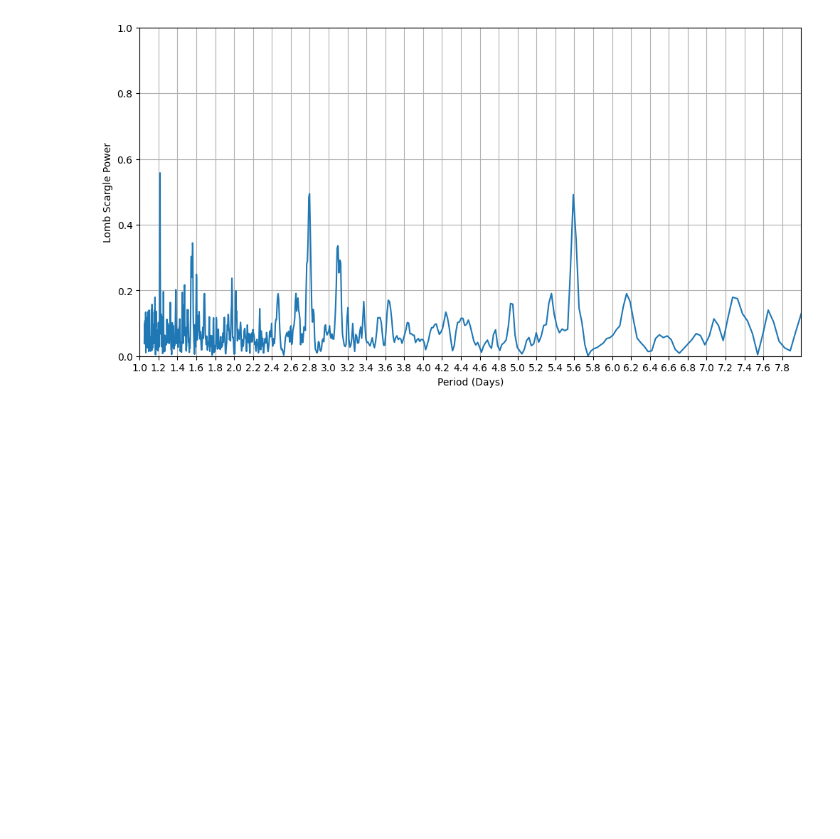
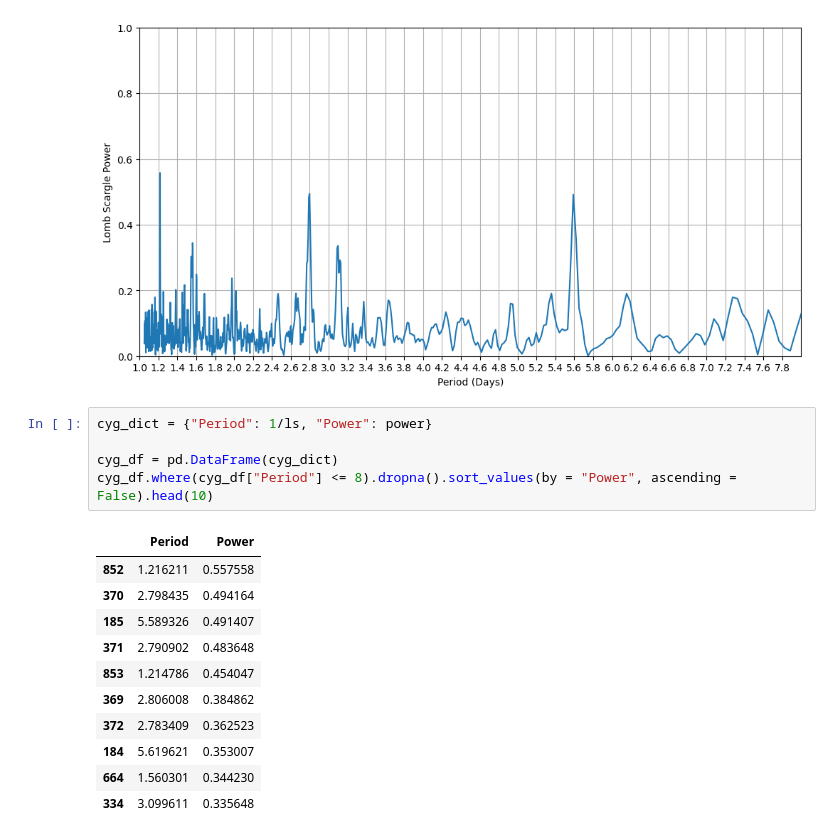
Before and after one commit to williamlee8ucb/GWAM_Lomb_Scargle, a Jupyter notebook: Untitled.ipynb, the cells around one changed output. Cells and saved outputs as stored; diff of their text form; blank space fills up the shorter version.

```diff
--- a/Untitled.ipynb
+++ b/Untitled.ipynb
@@ -74,3 +74,20 @@ plt.ylabel("Lomb Scargle Power")
 plt.grid()
 # %% [output]
 [figure]
+# %%
+cyg_dict = {"Period": 1/ls, "Power": power}
+
+cyg_df = pd.DataFrame(cyg_dict)
+cyg_df.where(cyg_df["Period"] <= 8).dropna().sort_values(by = "Power", ascending = False).head(10)
+# %% [output]
+|  | Period | Power |
+| 852 | 1.216211 | 0.557558 |
+| 370 | 2.798435 | 0.494164 |
+| 185 | 5.589326 | 0.491407 |
+| 371 | 2.790902 | 0.483648 |
+| 853 | 1.214786 | 0.454047 |
+| 369 | 2.806008 | 0.384862 |
+| 372 | 2.783409 | 0.362523 |
+| 184 | 5.619621 | 0.353007 |
+| 664 | 1.560301 | 0.344230 |
+| 334 | 3.099611 | 0.335648 |
```
